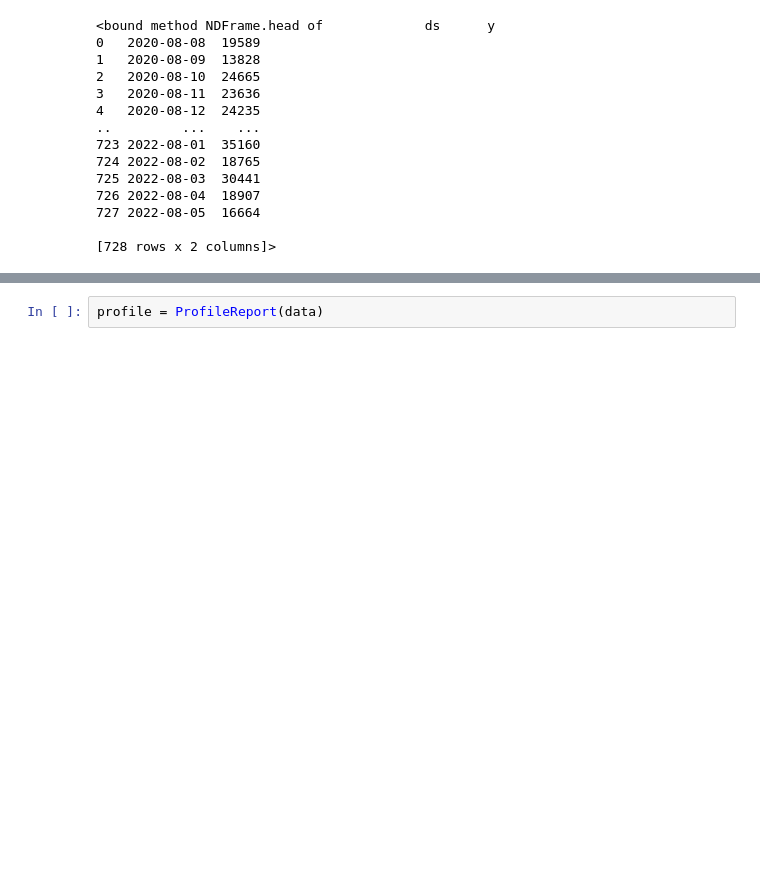
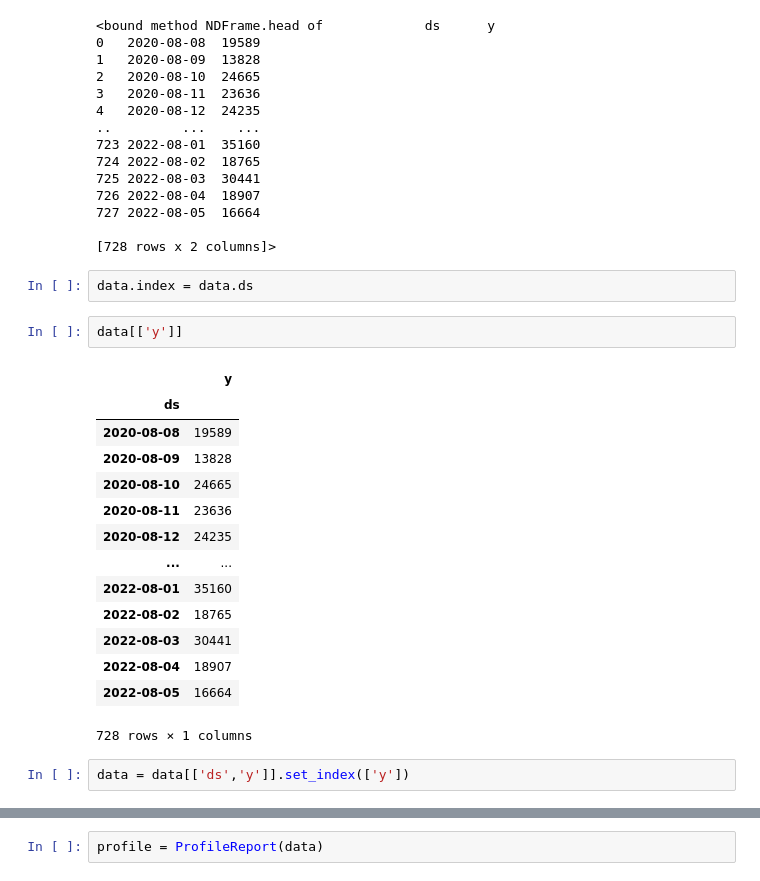
Before and after one commit to yatenm/yatenm, a Jupyter notebook: Volume Forecast_SARIMA.ipynb, the cells around one changed output, grey strips where cells are left out. Cells and saved outputs as stored; diff of their text form; blank space fills up the shorter version.

```diff
--- a/Volume Forecast_SARIMA.ipynb
+++ b/Volume Forecast_SARIMA.ipynb
@@ -43,3 +57,24 @@ data.head
 727 2022-08-05  16664
 
 [728 rows x 2 columns]>
+# %%
+data.index = data.ds
+# %%
+data[['y']]
+# %% [output]
+|  | y |
+| ds |  |
+| 2020-08-08 | 19589 |
+| 2020-08-09 | 13828 |
+| 2020-08-10 | 24665 |
+| 2020-08-11 | 23636 |
+| 2020-08-12 | 24235 |
+| ... | ... |
+| 2022-08-01 | 35160 |
+| 2022-08-02 | 18765 |
+| 2022-08-03 | 30441 |
+| 2022-08-04 | 18907 |
+| 2022-08-05 | 16664 |
+728 rows × 1 columns
+# %%
+data = data[['ds','y']].set_index(['y'])
```
Also changed, not shown: parts of 35 cells of this notebook, 1 other file.
